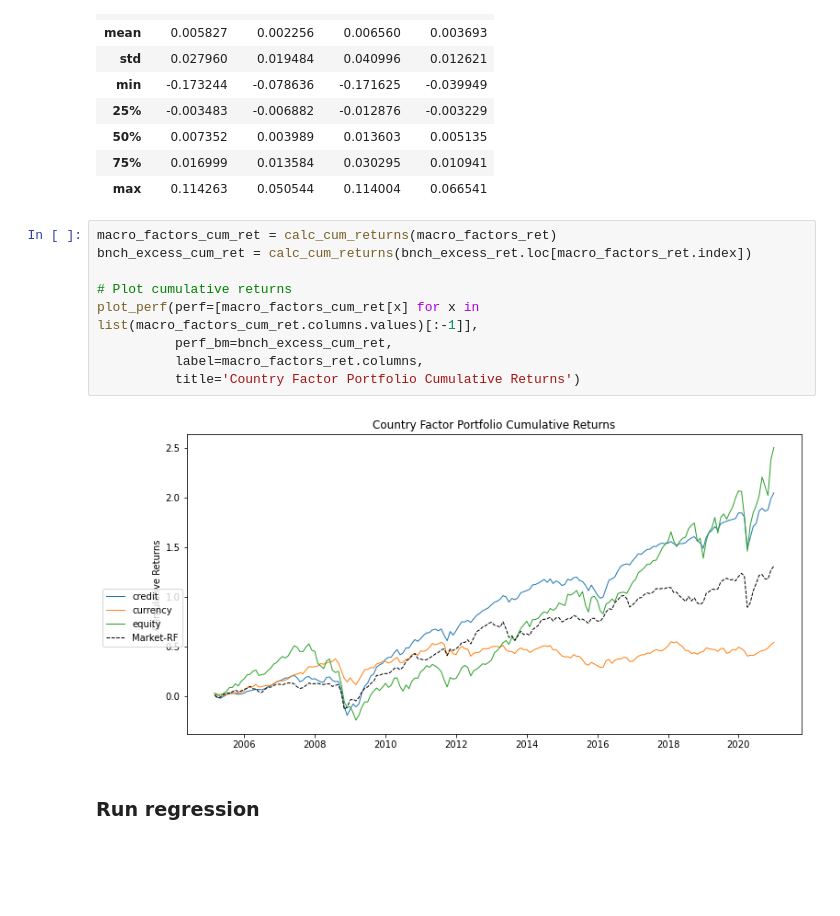
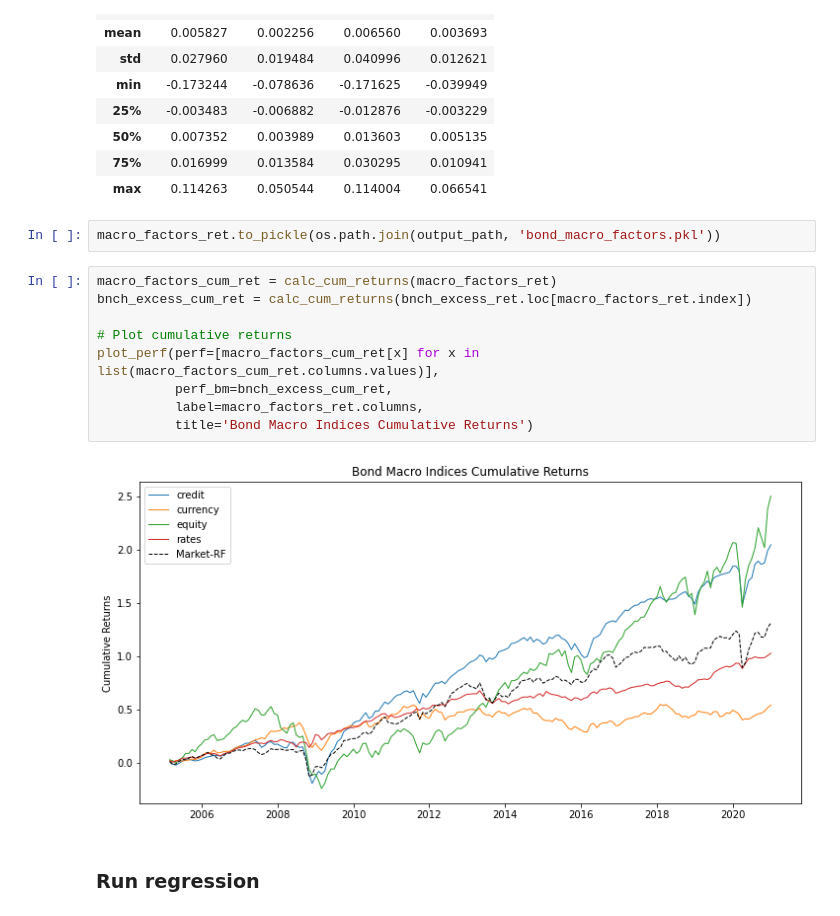
Before and after one commit to wingwingz/AFP, a Jupyter notebook: Risk Premia/bond.ipynb, the cells around one changed output. Cells and saved outputs as stored; diff of their text form; blank space fills up the shorter version.

Commit message:
updates for bond
add bond factor risk parity and SR parity results

```diff
--- a/Risk Premia/bond.ipynb
+++ b/Risk Premia/bond.ipynb
@@ -106,17 +118,19 @@ macro_factors_ret.describe()
 | 50% | 0.007352 | 0.003989 | 0.013603 | 0.005135 |
 | 75% | 0.016999 | 0.013584 | 0.030295 | 0.010941 |
 | max | 0.114263 | 0.050544 | 0.114004 | 0.066541 |
+# %%
+macro_factors_ret.to_pickle(os.path.join(output_path, 'bond_macro_factors.pkl'))
 # %%
 macro_factors_cum_ret = calc_cum_returns(macro_factors_ret)
 bnch_excess_cum_ret = calc_cum_returns(bnch_excess_ret.loc[macro_factors_ret.index])
 
 # Plot cumulative returns
-plot_perf(perf=[macro_factors_cum_ret[x] for x in list(macro_factors_cum_ret.columns.values)[:-1]],
+plot_perf(perf=[macro_factors_cum_ret[x] for x in list(macro_factors_cum_ret.columns.values)],
           perf_bm=bnch_excess_cum_ret,
           label=macro_factors_ret.columns,
-          title='Country Factor Portfolio Cumulative Returns')
+          title='Bond Macro Indices Cumulative Returns')
 # %% [output]
-[figure, old version]
+[figure, new version]
 # %% [markdown]
 ### Run regression
 # %%
```
Also changed, not shown: parts of 29 cells of this notebook, 7 other files.
